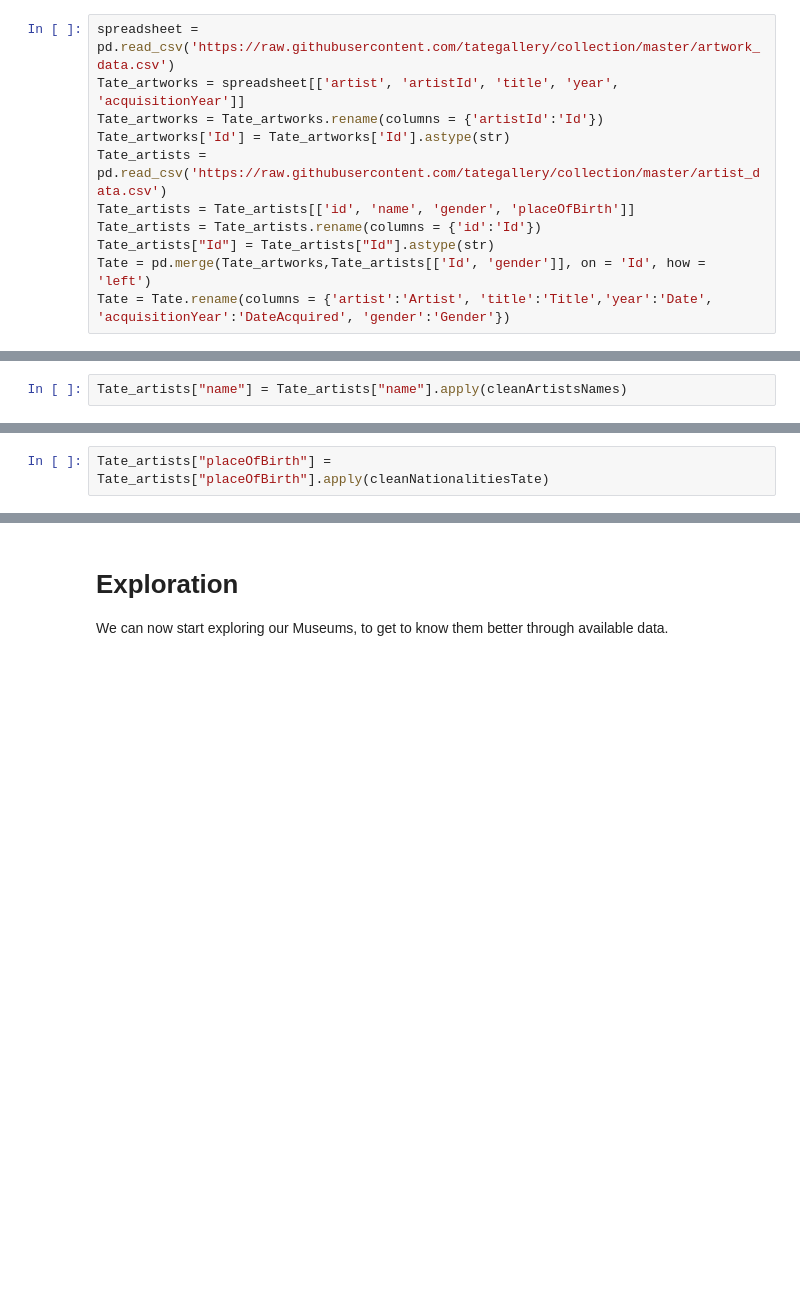
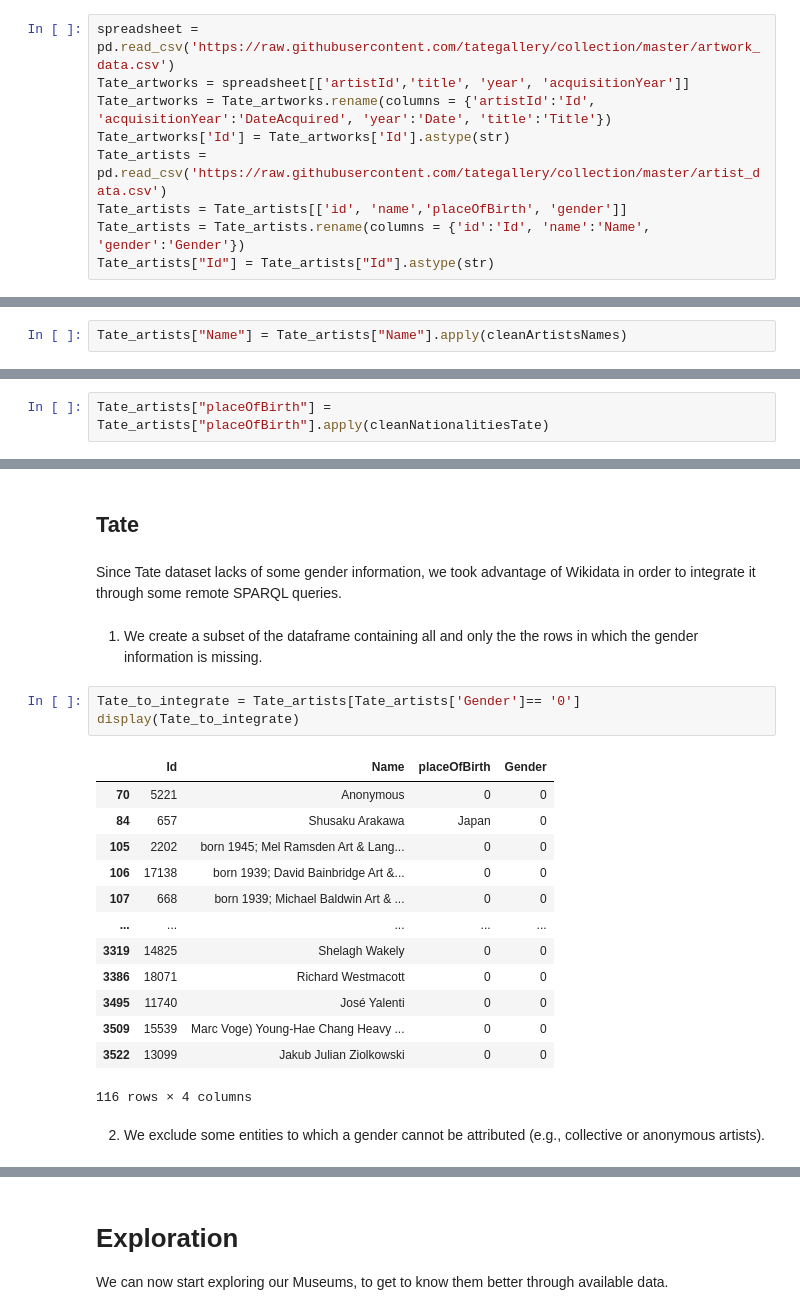
Before and after one commit to Fran-cesca/Art, a Jupyter notebook: Final.ipynb, the cells around one changed output, grey strips where cells are left out. Cells and saved outputs as stored; diff of their text form; blank space fills up the shorter version.

```diff
--- a/Final.ipynb
+++ b/Final.ipynb
@@ -46,12 +45,10 @@ MoMA = MoMA.rename(columns = {'ConstituentID':'Id', 'BeginDate':'BirthDate', 'En
 # Tate
 # %%
 spreadsheet = pd.read_csv('https://raw.githubusercontent.com/tategallery/collection/master/artwork_data.csv')
-Tate_artworks = spreadsheet[['artist', 'artistId', 'title', 'year', 'acquisitionYear']]
-Tate_artworks = Tate_artworks.rename(columns = {'artistId':'Id'})
+Tate_artworks = spreadsheet[['artistId','title', 'year', 'acquisitionYear']]
+Tate_artworks = Tate_artworks.rename(columns = {'artistId':'Id', 'acquisitionYear':'DateAcquired', 'year':'Date', 'title':'Title'})
 Tate_artworks['Id'] = Tate_artworks['Id'].astype(str)
 Tate_artists = pd.read_csv('https://raw.githubusercontent.com/tategallery/collection/master/artist_data.csv')
-Tate_artists = Tate_artists[['id', 'name', 'gender', 'placeOfBirth']]
-Tate_artists = Tate_artists.rename(columns = {'id':'Id'})
+Tate_artists = Tate_artists[['id', 'name','placeOfBirth', 'gender']]
+Tate_artists = Tate_artists.rename(columns = {'id':'Id', 'name':'Name', 'gender':'Gender'})
 Tate_artists["Id"] = Tate_artists["Id"].astype(str)
-Tate = pd.merge(Tate_artworks,Tate_artists[['Id', 'gender']], on = 'Id', how = 'left')
-Tate = Tate.rename(columns = {'artist':'Artist', 'title':'Title','year':'Date', 'acquisitionYear':'DateAcquired', 'gender':'Gender'})
@@ -160,5 +143,5 @@ Tate["Artist"] = Tate["Artist"].apply(cleanArtistsNames)
 # %%
-Tate_artists["name"] = Tate_artists["name"].apply(cleanArtistsNames)
+Tate_artists["Name"] = Tate_artists["Name"].apply(cleanArtistsNames)
 # %% [markdown]
 ### Nationalities
 In Tate's dataframe about artists, nationalities are often in the form `city, country`(e.g. 'Philadelphia, United States') and sometimes just indicate a city (e.g. 'Wimbledon'). <br>
@@ -290,0 +277,25 @@ Tate_artists["placeOfBirth"] = Tate_artists["placeOfBirth"].apply(cleanNationali
+# %% [markdown]
+## Tate
+# %% [markdown]
+Since Tate dataset lacks of some gender information, we took advantage of Wikidata in order to integrate it through some remote SPARQL queries.
+# %% [markdown]
+1. We create a subset of the dataframe containing all and only the the rows in which the gender information is missing.
+# %%
+Tate_to_integrate = Tate_artists[Tate_artists['Gender']== '0']
+display(Tate_to_integrate)
+# %% [output]
+|  | Id | Name | placeOfBirth | Gender |
+| 70 | 5221 | Anonymous | 0 | 0 |
+| 84 | 657 | Shusaku Arakawa | Japan | 0 |
+| 105 | 2202 | born 1945; Mel Ramsden Art & Lang... | 0 | 0 |
+| 106 | 17138 | born 1939; David Bainbridge Art &... | 0 | 0 |
+| 107 | 668 | born 1939; Michael Baldwin Art & ... | 0 | 0 |
+| ... | ... | ... | ... | ... |
+| 3319 | 14825 | Shelagh Wakely | 0 | 0 |
+| 3386 | 18071 | Richard Westmacott | 0 | 0 |
+| 3495 | 11740 | José Yalenti | 0 | 0 |
+| 3509 | 15539 | Marc Voge) Young-Hae Chang Heavy ... | 0 | 0 |
+| 3522 | 13099 | Jakub Julian Ziolkowski | 0 | 0 |
+116 rows × 4 columns
+# %% [markdown]
+2. We exclude some entities to which a gender cannot be attributed (e.g., collective or anonymous artists).
```
Also changed, not shown: parts of 106 cells of this notebook, 28 other files.
